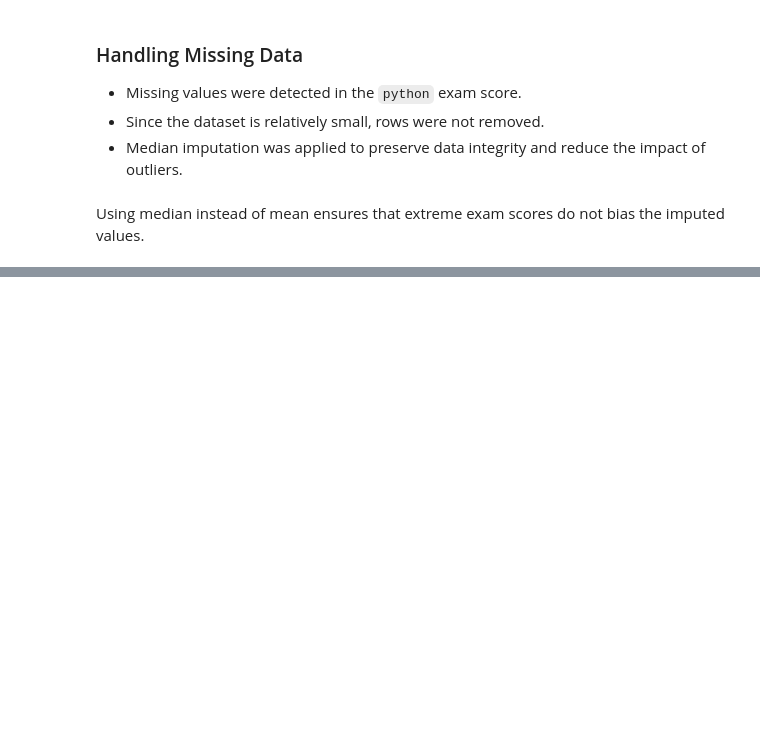
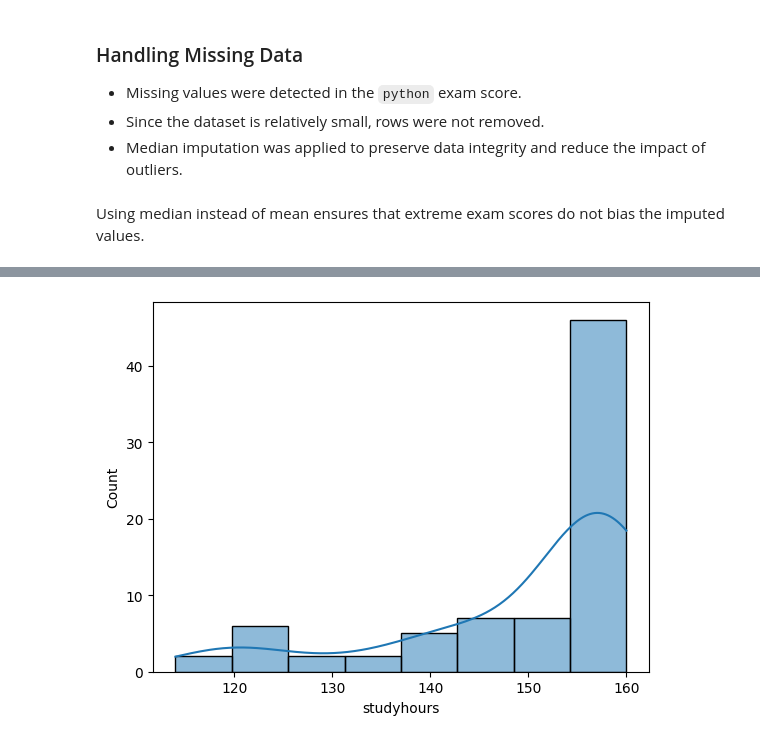
Before and after one commit to Mohamed-M-Abdelhafiz/DEPI_ML_EDA_ASS, a Jupyter notebook: EDA_ASS.ipynb, the cells around one changed output, grey strips where cells are left out. Saved outputs shown, nothing was run; the diff lists cells and outputs as text; code cells hidden in the pictures; blank space fills up the shorter version.

```diff
--- a/EDA_ASS.ipynb
+++ b/EDA_ASS.ipynb
@@ -166,0 +235,13 @@ Using median instead of mean ensures that extreme exam scores do not bias the im
+# %%
+df['total_score'] = (
+    df['entryexam'] +
+    df['python'] +
+    df['db']
+)
+# %%
+df['score_per_hour'] = df['total_score'] / df['studyhours']
+# %%
+sns.histplot(df['studyhours'], kde=True)
+plt.show()
+# %% [output]
+[figure, added]
```
Also changed, not shown: parts of 39 cells of this notebook.
